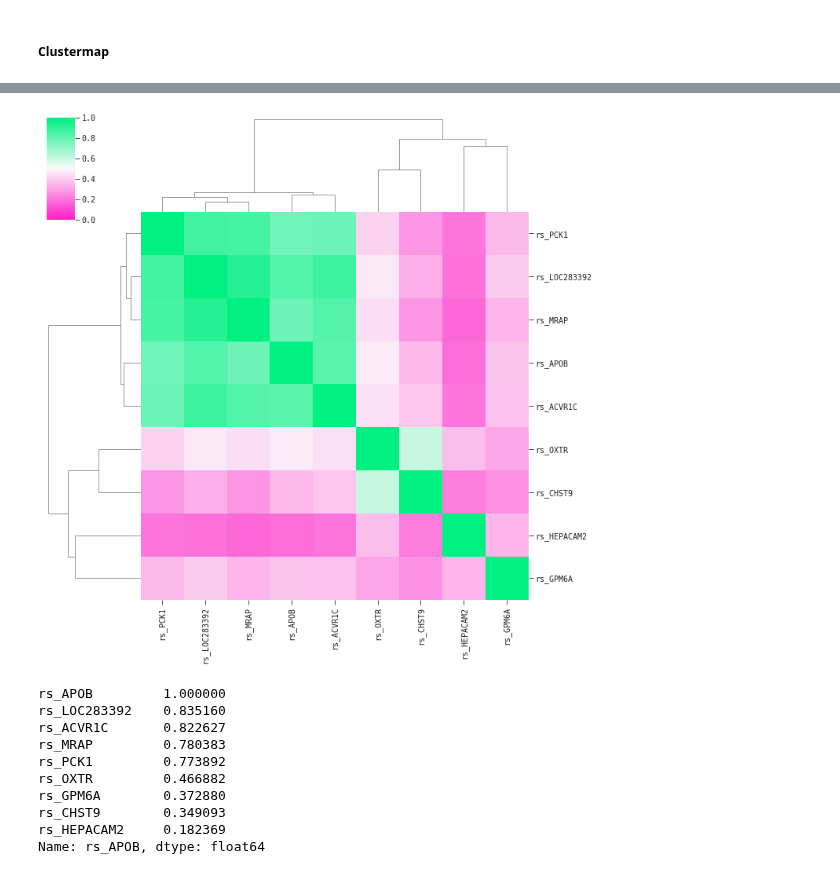
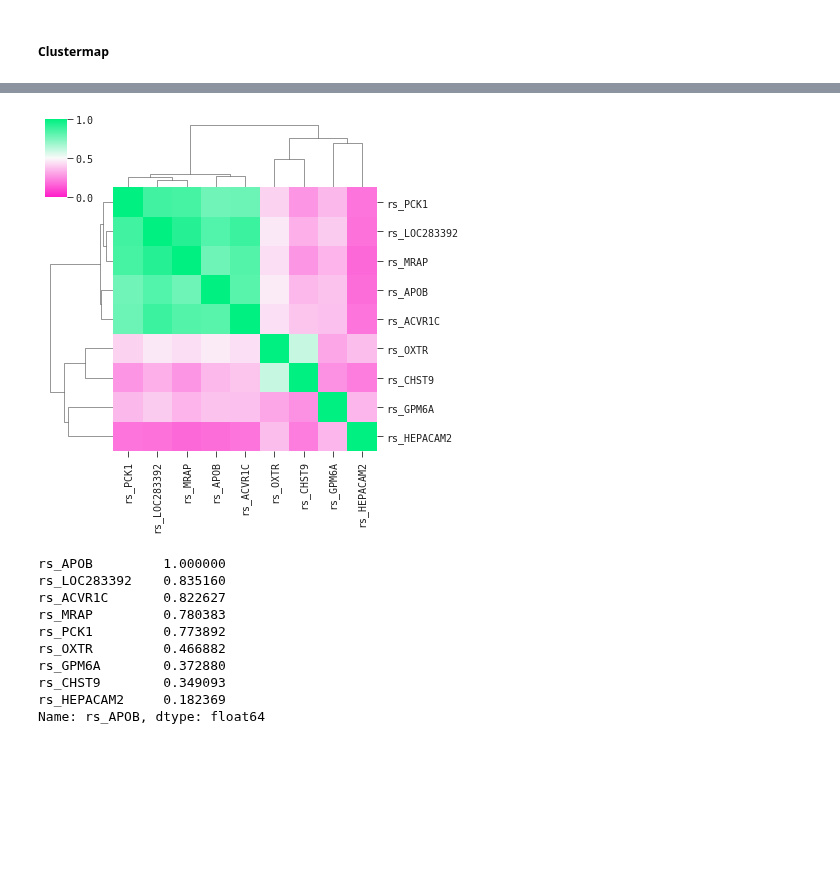
Before and after one commit to abzu-ai/QLattice-clinical-omics, a Jupyter notebook: notebooks/bc_case_multi.ipynb, the cells around one changed output, grey strips where cells are left out. Cells and saved outputs as stored; diff of their text form; code cells hidden in the pictures; blank space fills up the shorter version.

```diff
--- a/notebooks/bc_case_multi.ipynb
+++ b/notebooks/bc_case_multi.ipynb
@@ -116,10 +108,10 @@ clustermap(corr_inputs, **cluster_map_args)
 # %%
 cluster_map_args = {'cmap': 'feyn-diverging', 'vmin': 0, 'vmax': 1}
 
-clustermap(corr_inputs, **cluster_map_args)
+clustermap(abs(corr_inputs), **cluster_map_args, figsize=(6, 6))
 plt.savefig('../figures/bc_multi_clustermap.pdf', dpi=300, bbox_inches='tight')
 # %% [output]
-[figure, old version]
+[figure, new version]
 # %%
 data[inputs_list].corr()['rs_APOB'].sort_values(ascending=False)
 # %% [output]
```
Also changed, not shown: parts of 4 cells of this notebook, 1 other file.
